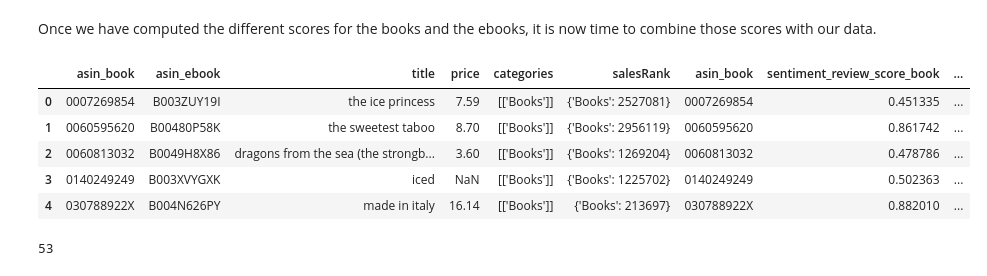
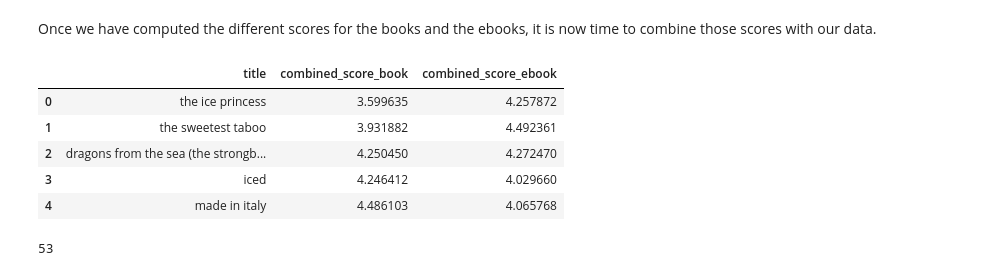
Before and after one commit to mj2905/ProjectMYP, a Jupyter notebook: project/Milestone 2.ipynb, the cells around one changed output. Saved outputs shown, nothing was run; the diff lists cells and outputs as text; code cells hidden in the pictures.

Commit message:
add combined score and comparison

```diff
--- a/project/Milestone 2.ipynb
+++ b/project/Milestone 2.ipynb
@@ -593,14 +593,14 @@ Once we have computed the different scores for the books and the ebooks, it is n
 merged_with_books = pd.merge(merged_metadatas, weighted_scores_books, left_on='asin_book', right_on='asin')
 merged_with_all = pd.merge(merged_with_books, weighted_scores_ebooks, left_on='asin_ebook', right_on='asin', suffixes=['_book', '_ebook'])
 # %%
-merged_with_all.head()
+merged_with_all[['title', 'combined_score_book', 'combined_score_ebook']].head()
 # %% [output]
-|  | asin_book | asin_ebook | title | price | categories | salesRank | asin_book | sentiment_review_score_book | ... |
-| 0 | 0007269854 | B003ZUY19I | the ice princess | 7.59 | [['Books']] | {'Books': 2527081} | 0007269854 | 0.451335 | ... |
-| 1 | 0060595620 | B00480P58K | the sweetest taboo | 8.70 | [['Books']] | {'Books': 2956119} | 0060595620 | 0.861742 | ... |
-| 2 | 0060813032 | B0049H8X86 | dragons from the sea (the strongb... | 3.60 | [['Books']] | {'Books': 1269204} | 0060813032 | 0.478786 | ... |
-| 3 | 0140249249 | B003XVYGXK | iced | NaN | [['Books']] | {'Books': 1225702} | 0140249249 | 0.502363 | ... |
-| 4 | 030788922X | B004N626PY | made in italy | 16.14 | [['Books']] | {'Books': 213697} | 030788922X | 0.882010 | ... |
+|  | title | combined_score_book | combined_score_ebook |
+| 0 | the ice princess | 3.599635 | 4.257872 |
+| 1 | the sweetest taboo | 3.931882 | 4.492361 |
+| 2 | dragons from the sea (the strongb... | 4.250450 | 4.272470 |
+| 3 | iced | 4.246412 | 4.029660 |
+| 4 | made in italy | 4.486103 | 4.065768 |
 # %%
 merged_with_all.shape[0]
 # %% [output]
```
Also changed, not shown: parts of 6 cells of this notebook, 2 other files.
